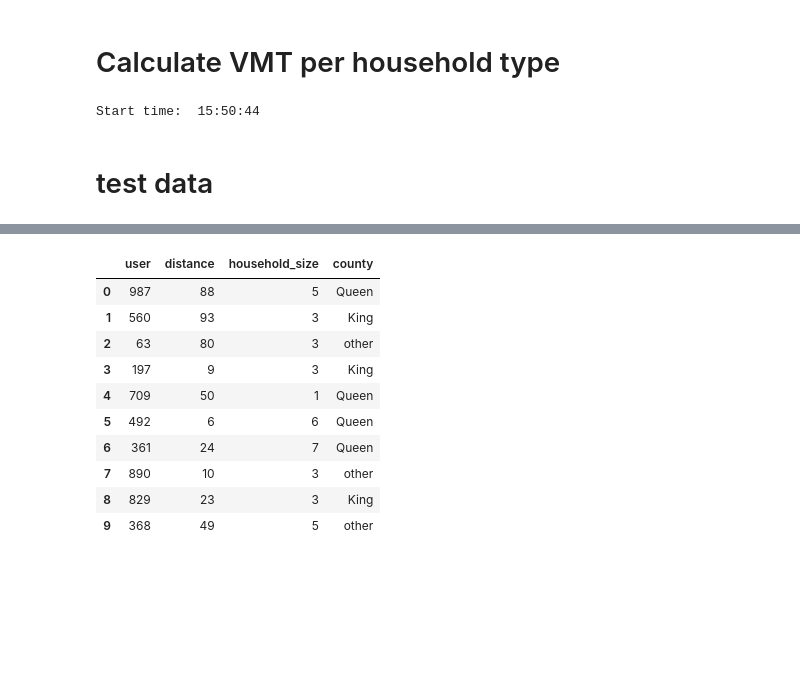
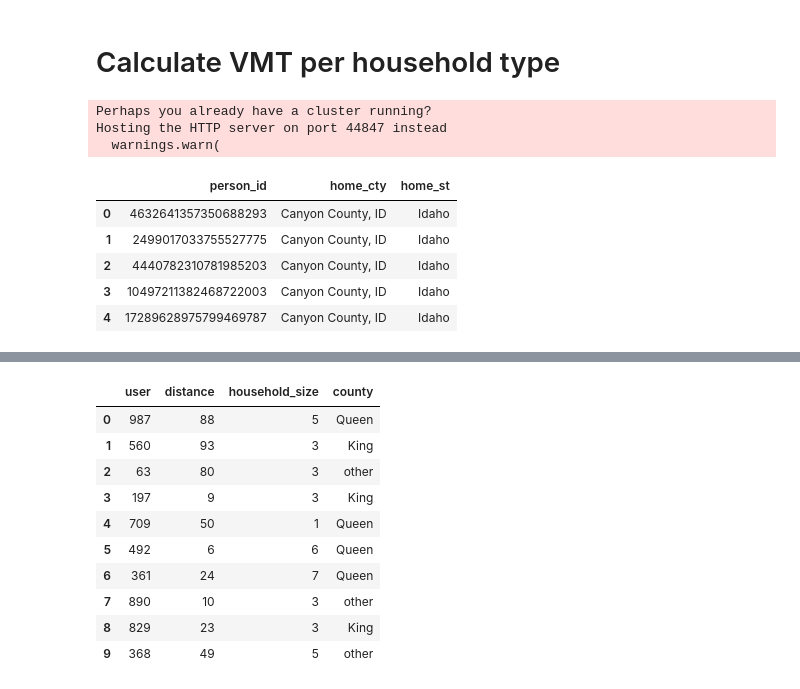
Before and after one commit to rmi-mobility-data-science/replicaEVSE, a Jupyter notebook: notebooks/replica_vmt.ipynb, the cells around one changed output, grey strips where cells are left out. Cells and saved outputs as stored; diff of their text form; code cells hidden in the pictures; blank space fills up the shorter version.

```diff
--- a/notebooks/replica_vmt.ipynb
+++ b/notebooks/replica_vmt.ipynb
@@ -3,34 +3,20 @@
 # %%
 import pandas as pd
 import numpy as np
+import dask.dataframe as dd
 from datetime import datetime
-from joblib import Parallel, delayed
 import replicaEVSE.sql_wrapper_functions as sql
-import replicaEVSE.load_curve_simulation_functions as sim
-import replicaEVSE.datautils as du
-import dask.dataframe as dd
+import replicaEVSE.load_curve as sim
+import replicaEVSE.vmt as vmt
+from dask.distributed import Client, LocalCluster
 %reload_ext autoreload
 %autoreload 1
 
-now = datetime.now()
-print('Start time: ', now.strftime("%H:%M:%S"))
-datadir = '../../data'
+datadir = '../../data/'
 
-with open('../src/metadata/MySQLpwd.txt', 'r') as f:
-    pw = f.readlines()
-pw = pw[0]
-# connection_replica = sql.create_db_connection("localhost", "root", pw, 'replica')
-
-pd.set_option('display.max_columns', None)
-
-from dask.distributed import Client, LocalCluster
-try:
-    client.close()
-except:
-    pass
-# cluster = LocalCluster(n_workers=8)  # Launches a scheduler and workers locally
-# client = Client(cluster)  # Connect to distributed cluster and override default
+cluster = LocalCluster(n_workers=63)  # Launches a scheduler and workers locally
+client = Client(cluster)  # Connect to distributed cluster and override default
 # %% [output]
-Start time:  15:50:44
+Perhaps you already have a cluster running?
+Hosting the HTTP server on port 44847 instead
+  warnings.warn(
-# %% [markdown]
-# test data
@@ -36,0 +26,9 @@ Start time:  15:50:44
+# %%
+counties.head()
+# %% [output]
+|  | person_id | home_cty | home_st |
+| 0 | 4632641357350688293 | Canyon County, ID | Idaho |
+| 1 | 2499017033755527775 | Canyon County, ID | Idaho |
+| 2 | 4440782310781985203 | Canyon County, ID | Idaho |
+| 3 | 10497211382468722003 | Canyon County, ID | Idaho |
+| 4 | 17289628975799469787 | Canyon County, ID | Idaho |
```
Also changed, not shown: parts of 16 cells of this notebook, 1 other file.
